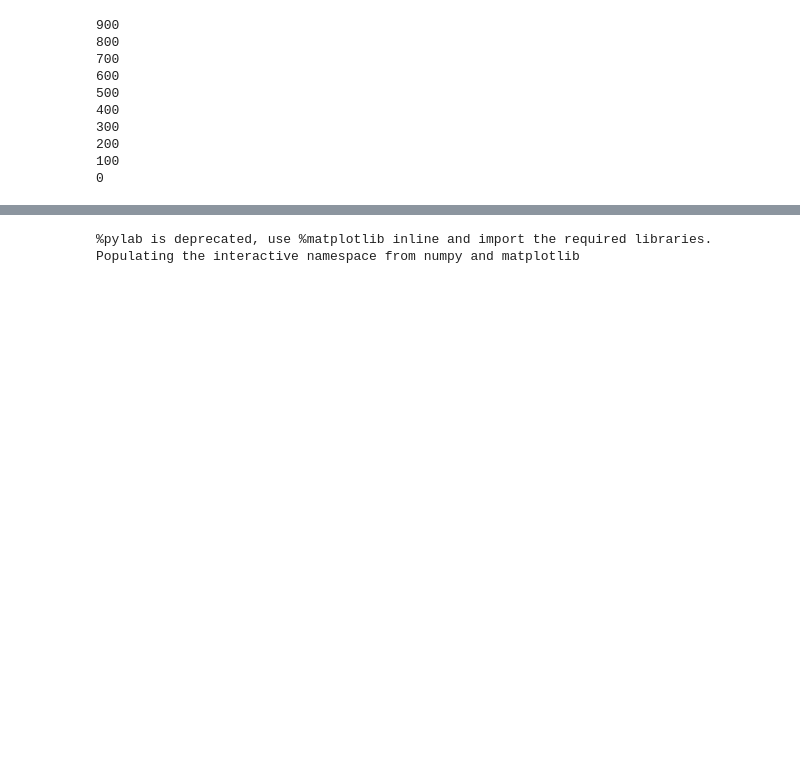
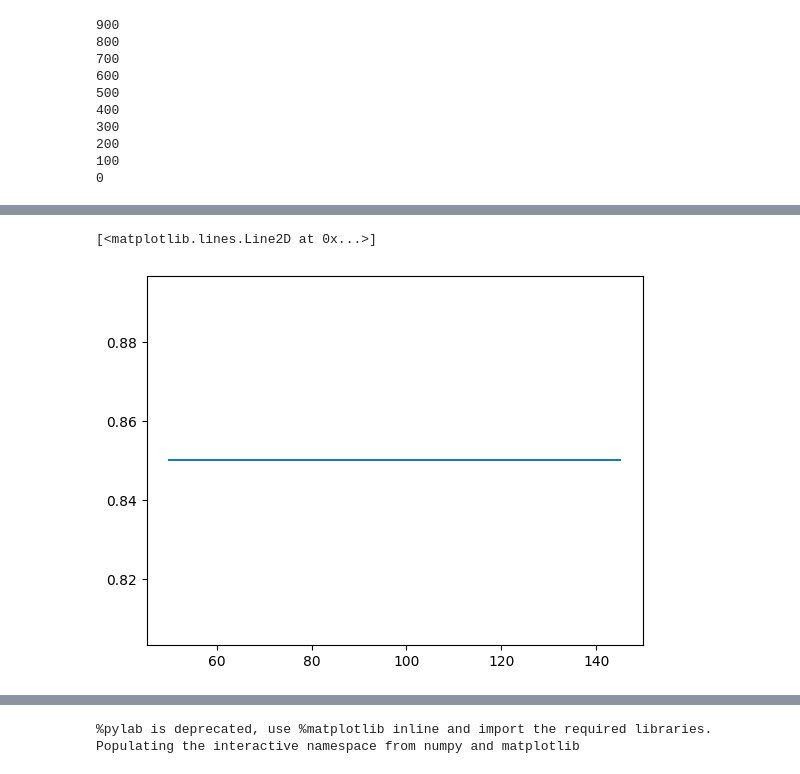
Before and after one commit to TrapSL/Thesis, a Jupyter notebook: Code.ipynb, the cells around one changed output, grey strips where cells are left out. Cells and saved outputs as stored; diff of their text form; code cells hidden in the pictures; blank space fills up the shorter version.

```diff
--- a/Code.ipynb
+++ b/Code.ipynb
@@ -627,0 +633,6 @@ plt.plot(xs,[V[700,x,100] for x in xs])
+# %%
+ws=np.arange(50,150,5)
+plt.plot(ws,[P[600,5,w] for w in ws])
+# %% [output]
+[<matplotlib.lines.Line2D at 0x...>]
+[figure, added]
```
Also changed, not shown: parts of 5 cells of this notebook, 1 other file.
